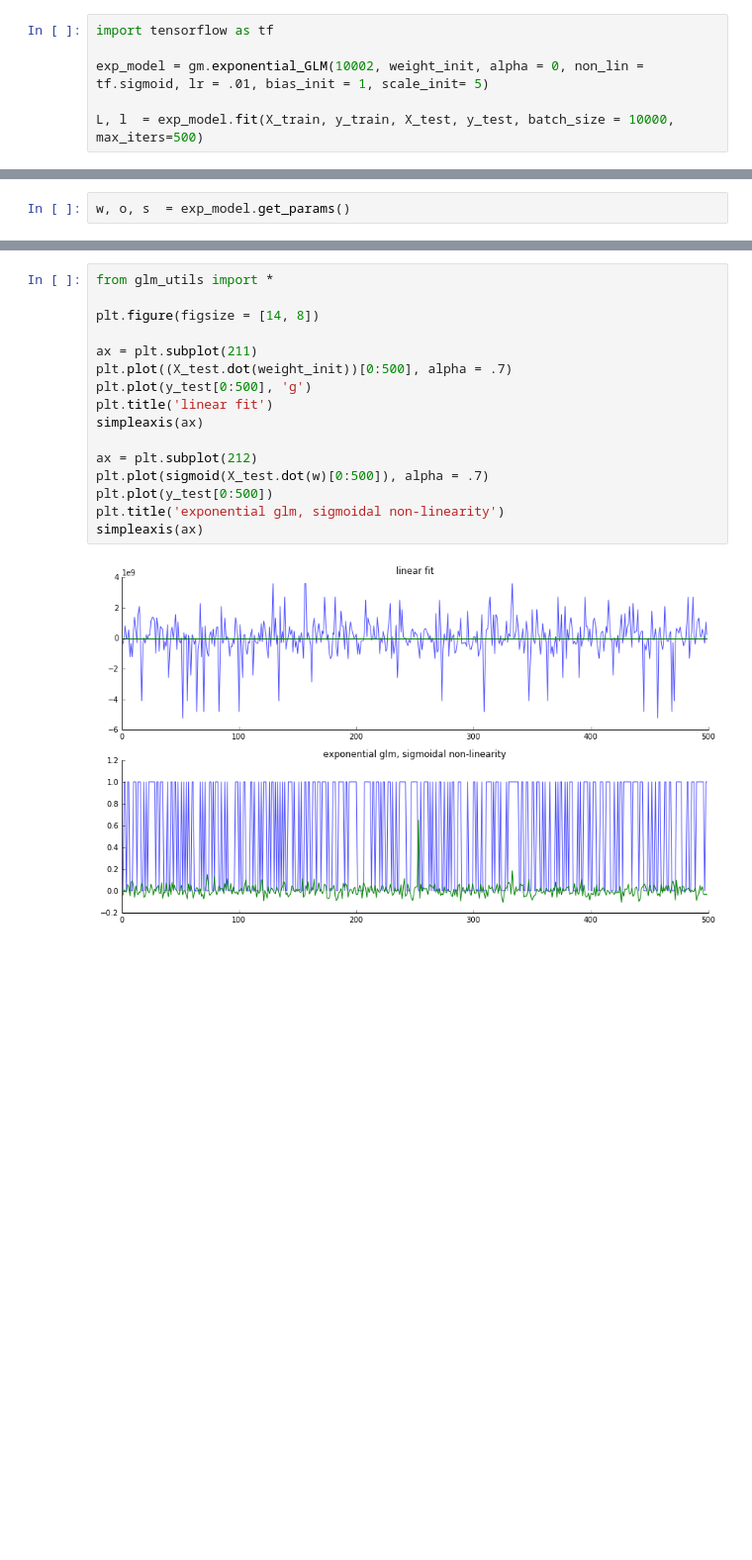
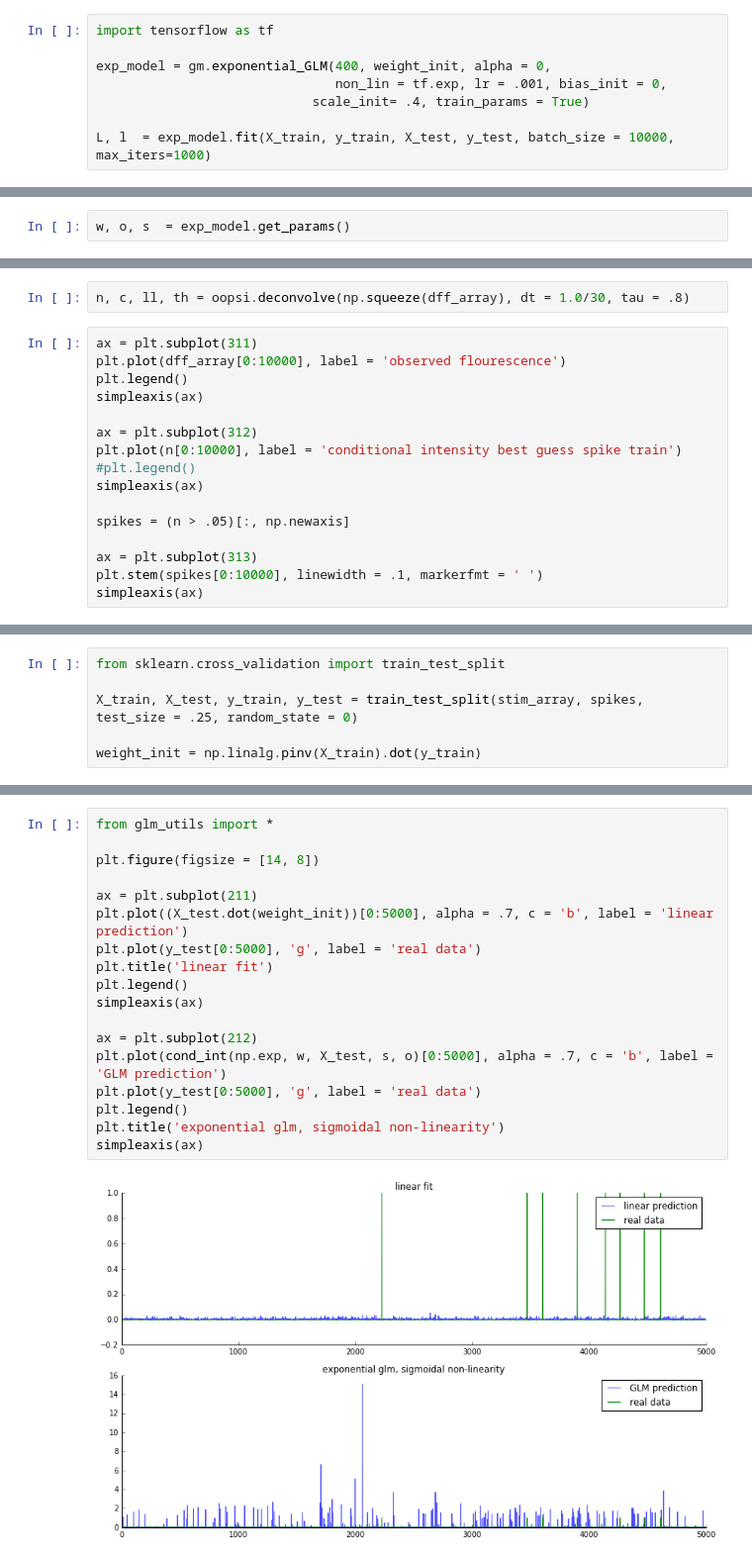
Before and after one commit to achristensen56/PyGLM, a Jupyter notebook: Natural Scene Data.ipynb, the cells around one changed output, grey strips where cells are left out. Shown at 99% size. Saved outputs shown, nothing was run; the diff lists cells and outputs as text; blank space fills up the shorter version.

```diff
--- a/Natural Scene Data.ipynb
+++ b/Natural Scene Data.ipynb
@@ -248,8 +371,10 @@ weight_init.shape
 # %%
 import tensorflow as tf
 
-exp_model = gm.exponential_GLM(10002, weight_init, alpha = 0, non_lin = tf.sigmoid, lr = .01, bias_init = 1, scale_init= 5)
+exp_model = gm.exponential_GLM(400, weight_init, alpha = 0,
+                               non_lin = tf.exp, lr = .001, bias_init = 0,
+                            scale_init= .4, train_params = True)
 
-L, l  = exp_model.fit(X_train, y_train, X_test, y_test, batch_size = 10000, max_iters=500)
+L, l  = exp_model.fit(X_train, y_train, X_test, y_test, batch_size = 10000, max_iters=1000)
 # %% [output]
 0%                          100%
@@ -277,0 +459,18 @@ plt.imshow(w.reshape(100, 100) - weight_init.reshape(100, 100))
+# %%
+n, c, ll, th = oopsi.deconvolve(np.squeeze(dff_array), dt = 1.0/30, tau = .8)
+# %%
+ax = plt.subplot(311)
+plt.plot(dff_array[0:10000], label = 'observed flourescence')
+plt.legend()
+simpleaxis(ax)
+
+ax = plt.subplot(312)
+plt.plot(n[0:10000], label = 'conditional intensity best guess spike train')
+#plt.legend()
+simpleaxis(ax)
+
+spikes = (n > .05)[:, np.newaxis]
+
+ax = plt.subplot(313)
+plt.stem(spikes[0:10000], linewidth = .1, markerfmt = ' ')
+simpleaxis(ax)
@@ -277,0 +479,6 @@ plt.imshow(w.reshape(100, 100) - weight_init.reshape(100, 100))
+# %%
+from sklearn.cross_validation import train_test_split
+
+X_train, X_test, y_train, y_test = train_test_split(stim_array, spikes, test_size = .25, random_state = 0)
+
+weight_init = np.linalg.pinv(X_train).dot(y_train)
@@ -278,18 +503,20 @@ plt.imshow(w.reshape(100, 100) - weight_init.reshape(100, 100))
 # %%
 from glm_utils import *
 
 plt.figure(figsize = [14, 8])
 
 ax = plt.subplot(211)
-plt.plot((X_test.dot(weight_init))[0:500], alpha = .7)
-plt.plot(y_test[0:500], 'g')
+plt.plot((X_test.dot(weight_init))[0:5000], alpha = .7, c = 'b', label = 'linear prediction')
+plt.plot(y_test[0:5000], 'g', label = 'real data')
 plt.title('linear fit')
+plt.legend()
 simpleaxis(ax)
 
 ax = plt.subplot(212)
-plt.plot(sigmoid(X_test.dot(w)[0:500]), alpha = .7)
-plt.plot(y_test[0:500])
+plt.plot(cond_int(np.exp, w, X_test, s, o)[0:5000], alpha = .7, c = 'b', label = 'GLM prediction')
+plt.plot(y_test[0:5000], 'g', label = 'real data')
+plt.legend()
 plt.title('exponential glm, sigmoidal non-linearity')
 simpleaxis(ax)
 # %% [output]
-[figure, old version]
+[figure, new version]
```
Also changed, not shown: parts of 45 cells of this notebook, 6 other files.
